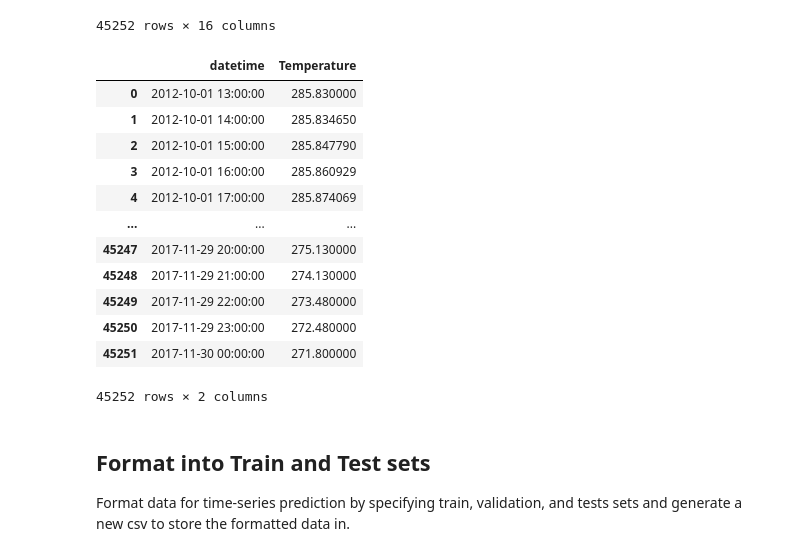
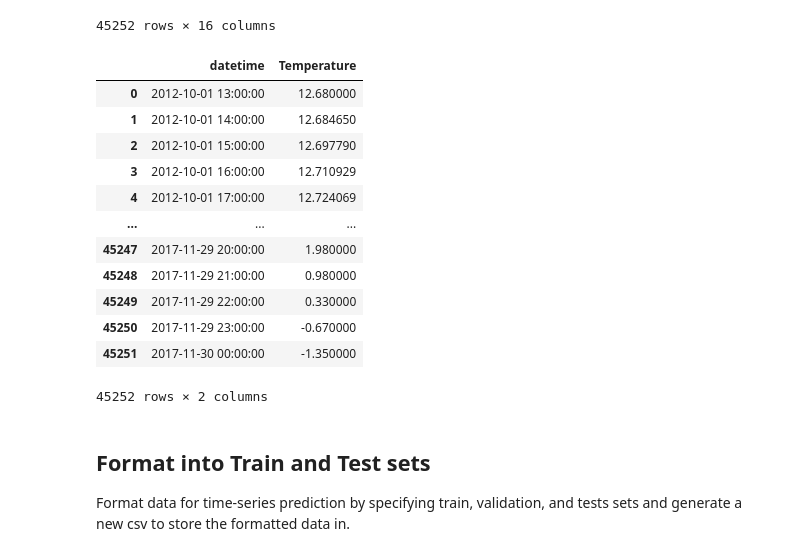
Before and after one commit to McGill-MMA-EnterpriseAnalytics/Cloud-Computations, a Jupyter notebook: INSY695_AutoML.ipynb, the cells around one changed output. Saved outputs shown, nothing was run; the diff lists cells and outputs as text; code cells hidden in the pictures.

```diff
--- a/INSY695_AutoML.ipynb
+++ b/INSY695_AutoML.ipynb
@@ -49,20 +49,21 @@ df
 # %%
 weather_df = df[['datetime', 'Temperature']].set_index('datetime')
 weather_df = weather_df.reset_index()
+weather_df['Temperature'] = weather_df['Temperature'] - 273.15
 weather_df
 # %% [output]
 |  | datetime | Temperature |
-| 0 | 2012-10-01 13:00:00 | 285.830000 |
-| 1 | 2012-10-01 14:00:00 | 285.834650 |
-| 2 | 2012-10-01 15:00:00 | 285.847790 |
-| 3 | 2012-10-01 16:00:00 | 285.860929 |
-| 4 | 2012-10-01 17:00:00 | 285.874069 |
+| 0 | 2012-10-01 13:00:00 | 12.680000 |
+| 1 | 2012-10-01 14:00:00 | 12.684650 |
+| 2 | 2012-10-01 15:00:00 | 12.697790 |
+| 3 | 2012-10-01 16:00:00 | 12.710929 |
+| 4 | 2012-10-01 17:00:00 | 12.724069 |
 | ... | ... | ... |
-| 45247 | 2017-11-29 20:00:00 | 275.130000 |
-| 45248 | 2017-11-29 21:00:00 | 274.130000 |
-| 45249 | 2017-11-29 22:00:00 | 273.480000 |
-| 45250 | 2017-11-29 23:00:00 | 272.480000 |
-| 45251 | 2017-11-30 00:00:00 | 271.800000 |
+| 45247 | 2017-11-29 20:00:00 | 1.980000 |
+| 45248 | 2017-11-29 21:00:00 | 0.980000 |
+| 45249 | 2017-11-29 22:00:00 | 0.330000 |
+| 45250 | 2017-11-29 23:00:00 | -0.670000 |
+| 45251 | 2017-11-30 00:00:00 | -1.350000 |
 45252 rows × 2 columns
 # %% [markdown]
 ## Format into Train and Test sets
```
Also changed, not shown: parts of 8 cells of this notebook, 24 other files.
